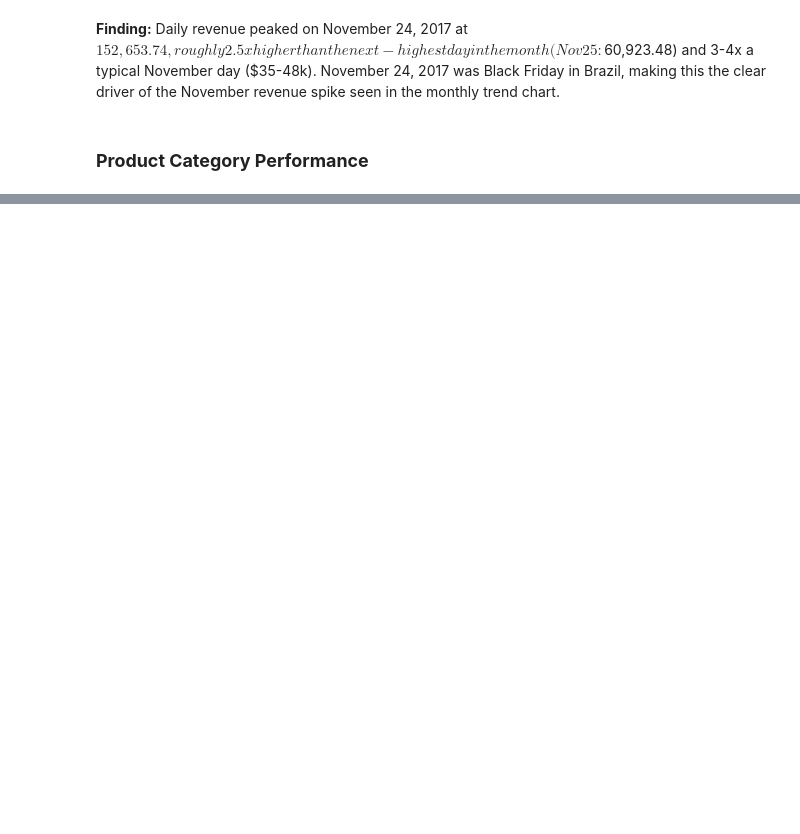
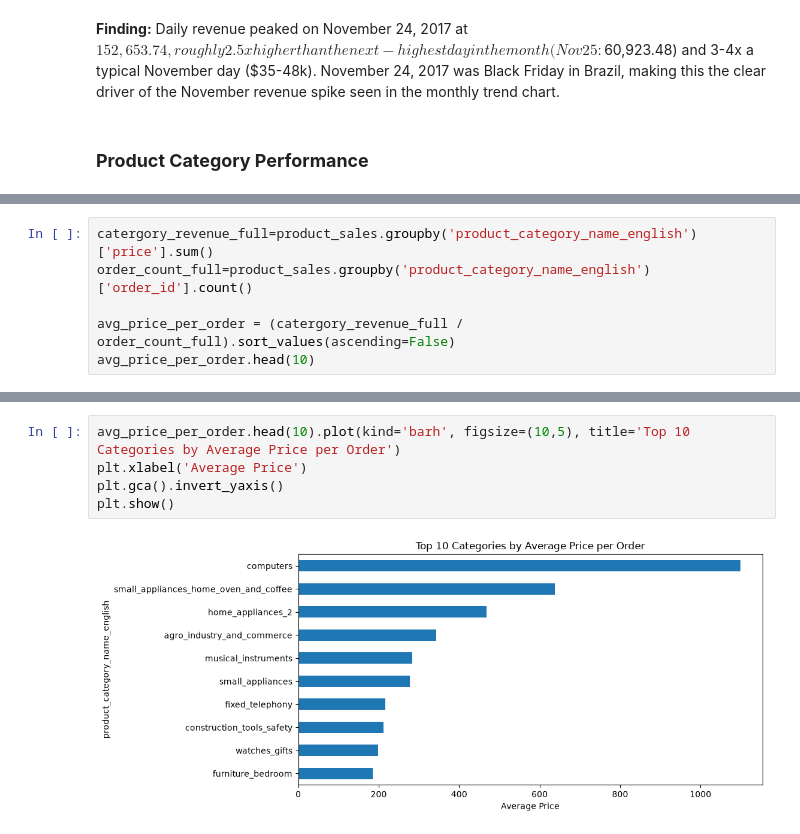
Before and after one commit to imanfarooq10/olist-ecommerce-sales-analysis, a Jupyter notebook: notebooks/3_eda.ipynb, the cells around one changed output, grey strips where cells are left out. Cells and saved outputs as stored; diff of their text form; blank space fills up the shorter version.

```diff
--- a/notebooks/3_eda.ipynb
+++ b/notebooks/3_eda.ipynb
@@ -151,0 +188,6 @@ sales.head()
+# %%
+catergory_revenue_full=product_sales.groupby('product_category_name_english')['price'].sum()
+order_count_full=product_sales.groupby('product_category_name_english')['order_id'].count()
+
+avg_price_per_order = (catergory_revenue_full / order_count_full).sort_values(ascending=False)
+avg_price_per_order.head(10)
@@ -151,0 +207,7 @@ sales.head()
+# %%
+avg_price_per_order.head(10).plot(kind='barh', figsize=(10,5), title='Top 10 Categories by Average Price per Order')
+plt.xlabel('Average Price')
+plt.gca().invert_yaxis()
+plt.show()
+# %% [output]
+[figure, added]
```
Also changed, not shown: parts of 13 cells of this notebook.
